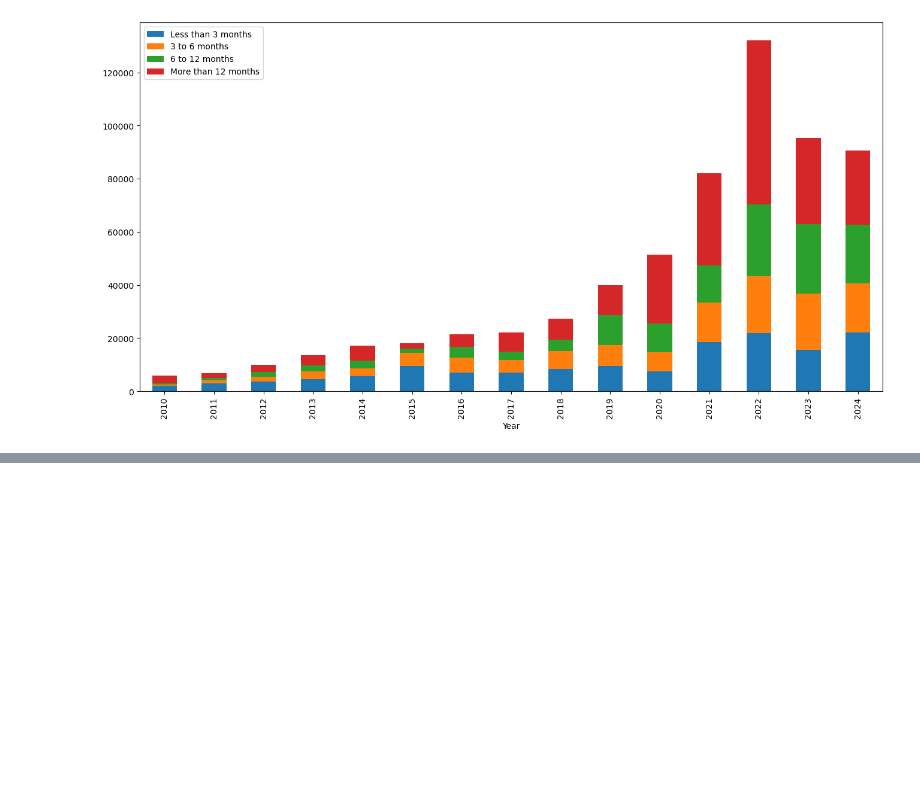
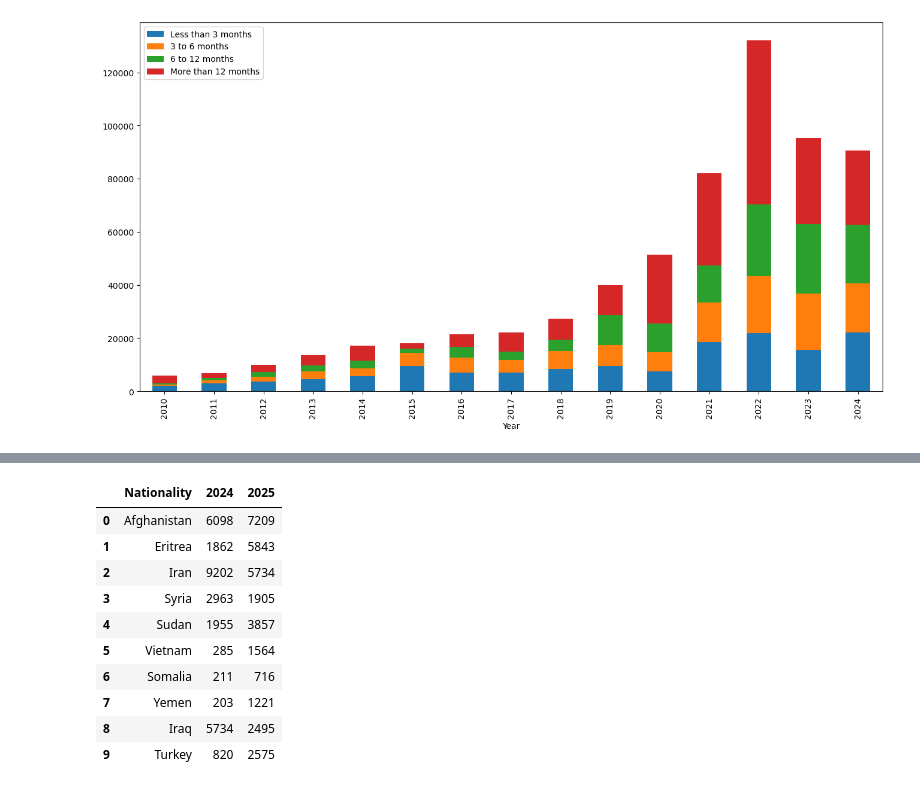
Before and after one commit to esencela/uk-immigration-data-analysis, a Jupyter notebook: notebooks/asylum-exploratory-data-analysis.ipynb, the cells around one changed output, grey strips where cells are left out. Cells and saved outputs as stored; diff of their text form; code cells hidden in the pictures; blank space fills up the shorter version.

```diff
--- a/notebooks/asylum-exploratory-data-analysis.ipynb
+++ b/notebooks/asylum-exploratory-data-analysis.ipynb
@@ -122,0 +139,17 @@ Notes:
+# %%
+df_decisions = df_grant[['Nationality', 'Initial decisions 2024', 'Initial decisions 2025']]
+df_decisions.columns = ['Nationality', '2024', '2025']
+df_decisions = df_decisions.drop(10)
+df_decisions
+# %% [output]
+|  | Nationality | 2024 | 2025 |
+| 0 | Afghanistan | 6098 | 7209 |
+| 1 | Eritrea | 1862 | 5843 |
+| 2 | Iran | 9202 | 5734 |
+| 3 | Syria | 2963 | 1905 |
+| 4 | Sudan | 1955 | 3857 |
+| 5 | Vietnam | 285 | 1564 |
+| 6 | Somalia | 211 | 716 |
+| 7 | Yemen | 203 | 1221 |
+| 8 | Iraq | 5734 | 2495 |
+| 9 | Turkey | 820 | 2575 |
```
Also changed, not shown: parts of 5 cells of this notebook, 2 other files.
